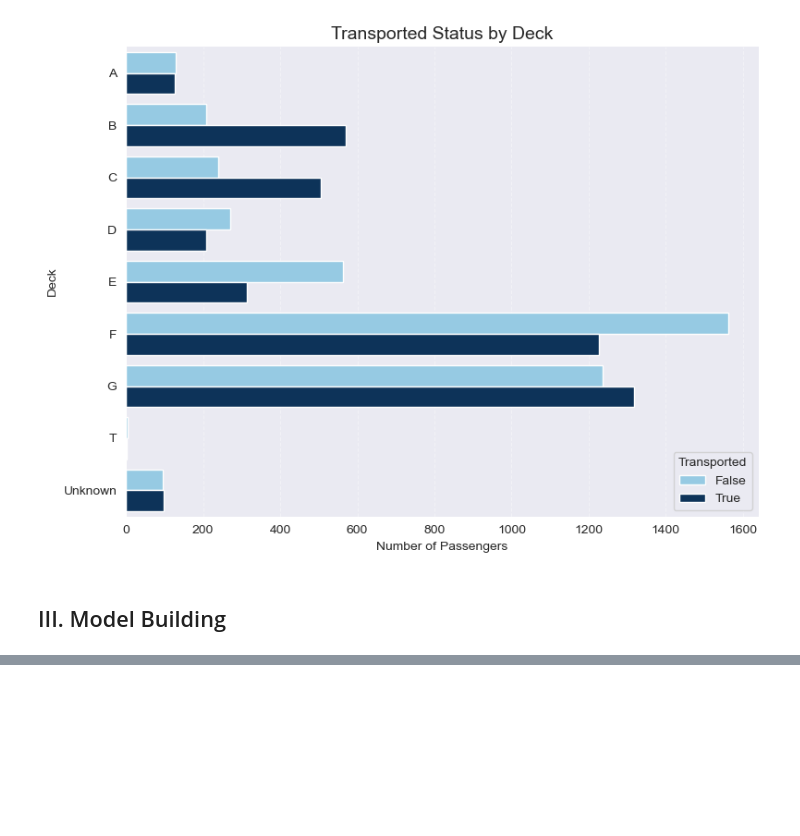
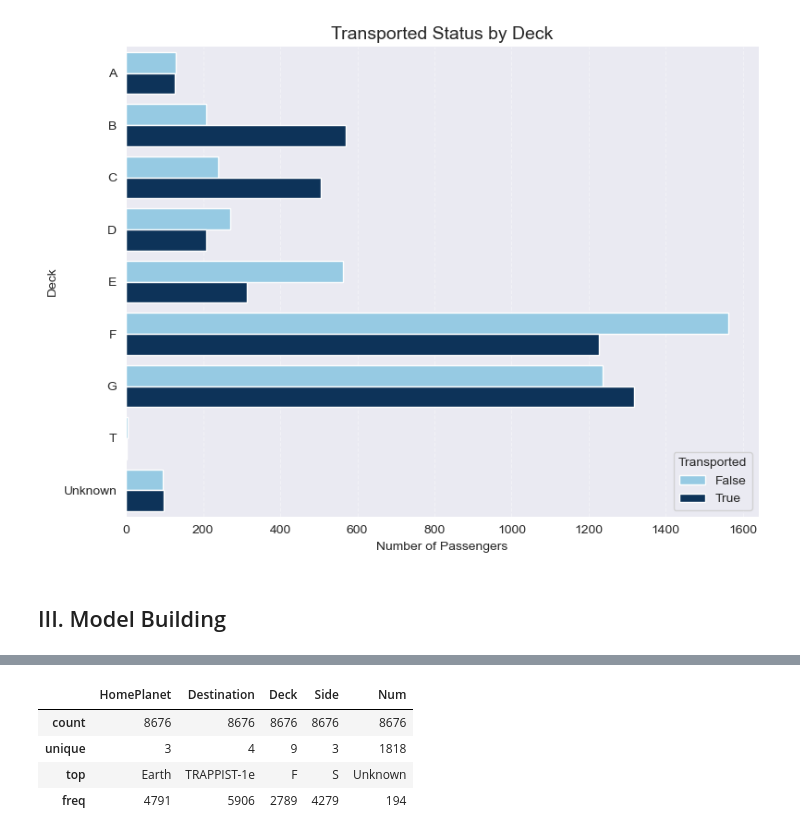
Before and after one commit to herolava259/machine-learning-gym, a Jupyter notebook: data-science/notebooks/spaceship-challenge/space-ship-titanic-deep-dive.ipynb, the cells around one changed output, grey strips where cells are left out. Cells and saved outputs as stored; diff of their text form; code cells hidden in the pictures; blank space fills up the shorter version.

```diff
--- a/data-science/notebooks/spaceship-challenge/space-ship-titanic-deep-dive.ipynb
+++ b/data-science/notebooks/spaceship-challenge/space-ship-titanic-deep-dive.ipynb
@@ -482,0 +525,8 @@ plt.show()
+# %%
+df_train[cols].describe()
+# %% [output]
+|  | HomePlanet | Destination | Deck | Side | Num |
+| count | 8676 | 8676 | 8676 | 8676 | 8676 |
+| unique | 3 | 4 | 9 | 3 | 1818 |
+| top | Earth | TRAPPIST-1e | F | S | Unknown |
+| freq | 4791 | 5906 | 2789 | 4279 | 194 |
```
Also changed, not shown: parts of 16 cells of this notebook, 2 other files.
